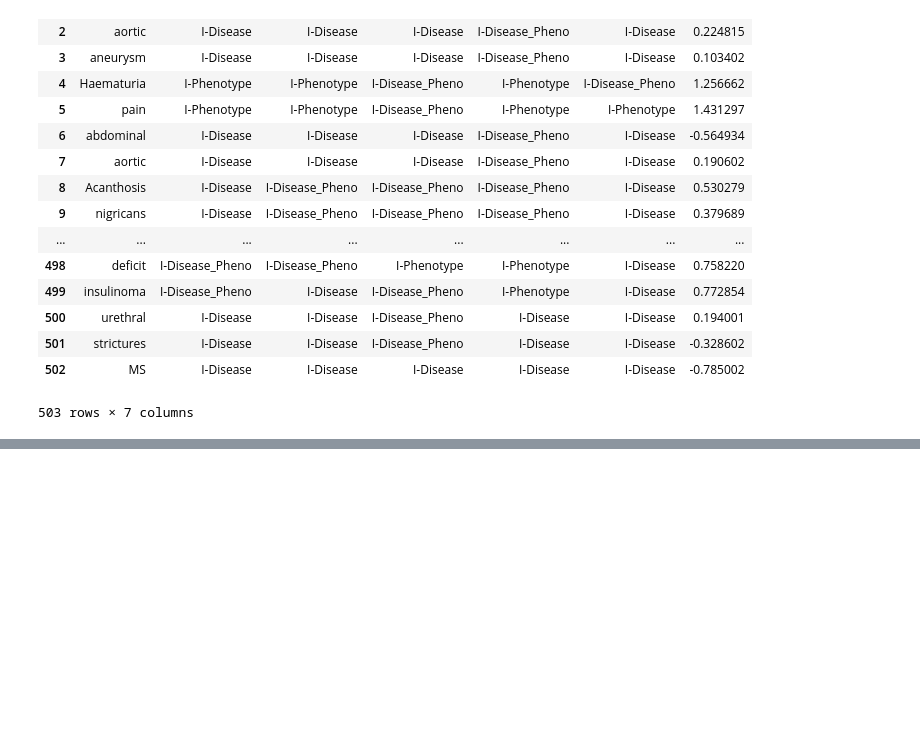
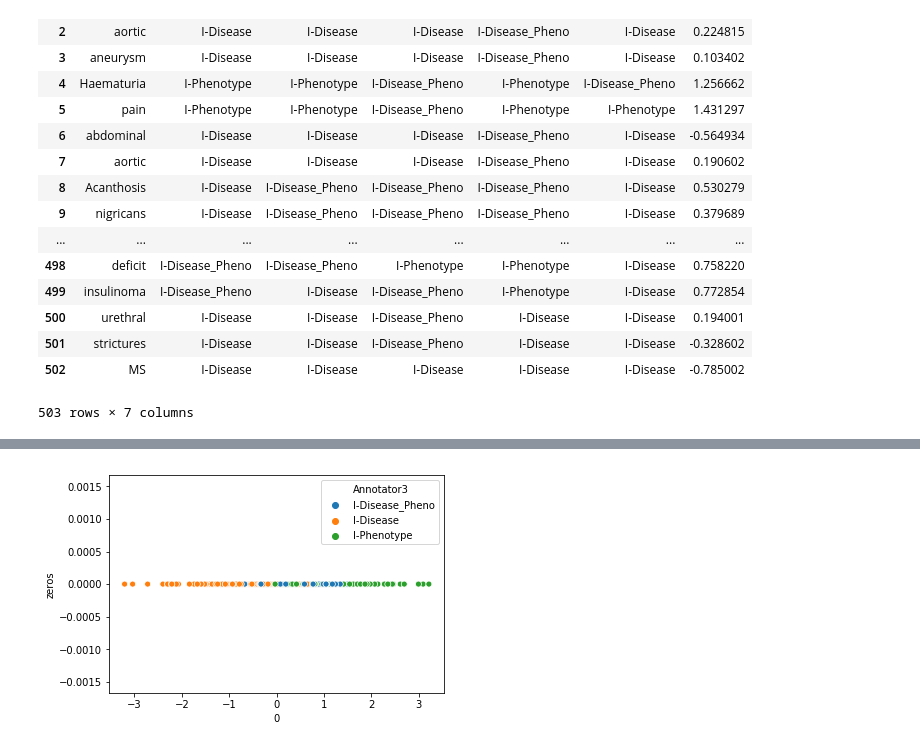
Before and after one commit to AkshitaB/scripps, a Jupyter notebook: graphical/IdealPoint.ipynb, the cells around one changed output, grey strips where cells are left out. Drawn from its saved outputs; the diff is of its cells as text; code cells hidden in the pictures; blank space fills up the shorter version.

```diff
--- a/graphical/IdealPoint.ipynb
+++ b/graphical/IdealPoint.ipynb
@@ -351,0 +356,4 @@ plot_thetas(pos, 'Annotator1')
+# %%
+plot_thetas(pos, 'Annotator3')
+# %% [output]
+[figure, added]
```
Also changed, not shown: parts of 4 cells of this notebook.
